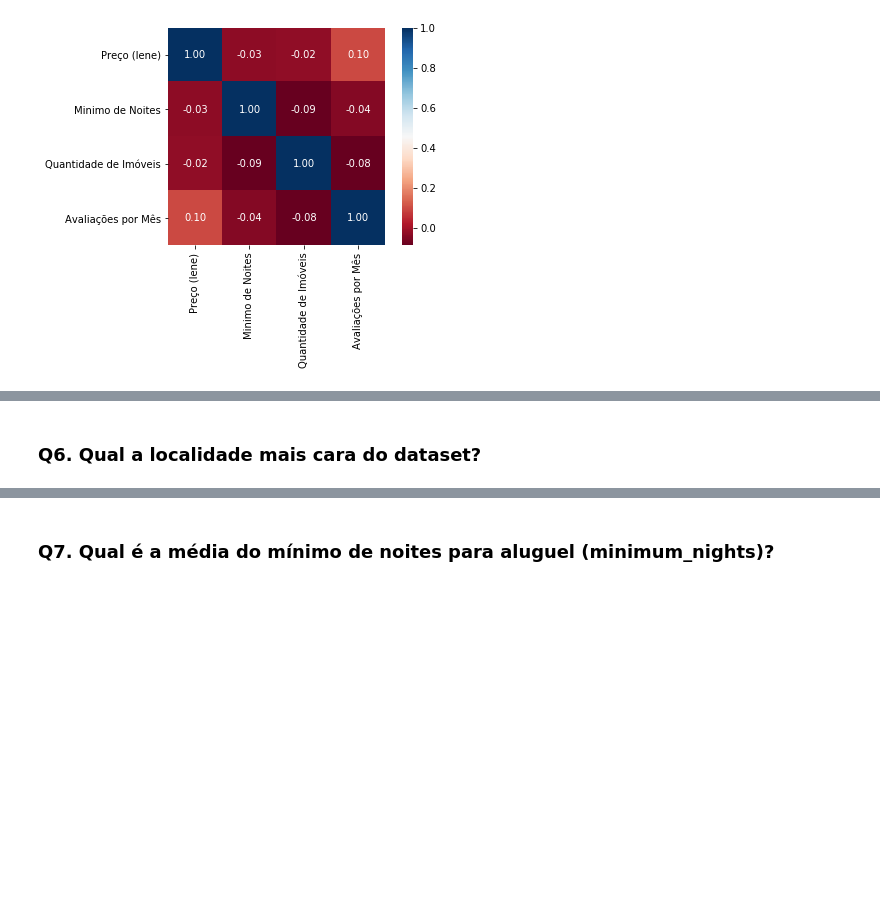
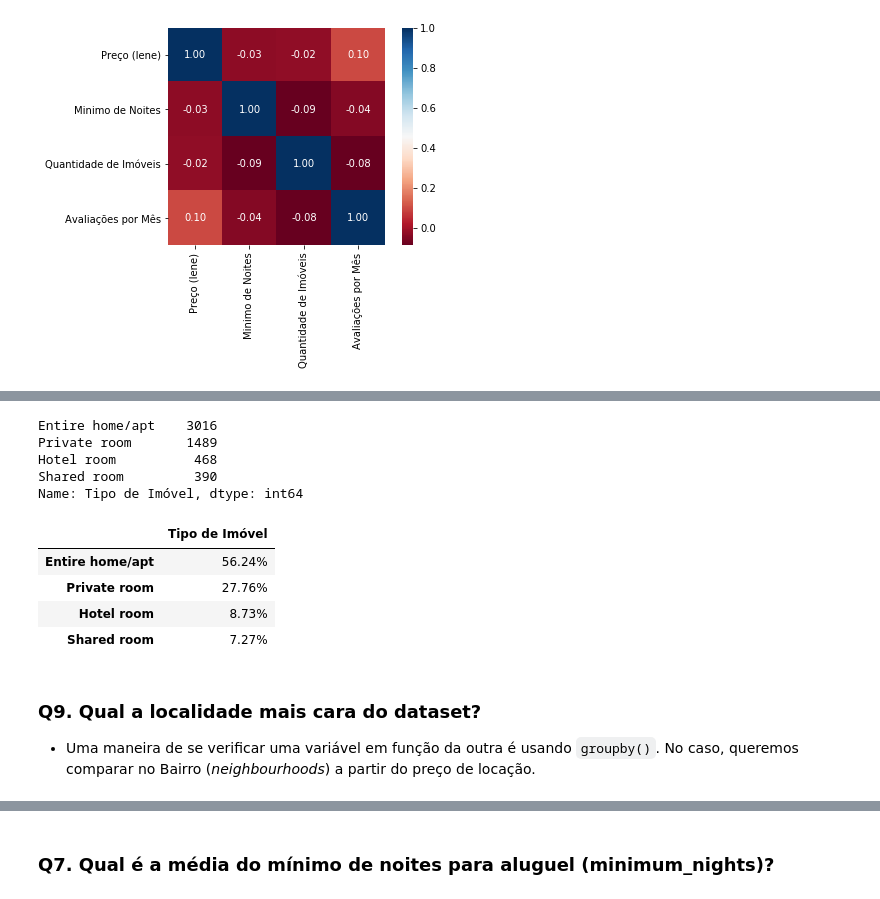
Before and after one commit to eliasfeitoza/Curso-Data-Science-na-Pratica, a Jupyter notebook: [TEMPLATE]_Analisando_os_Dados_do_Airbnb.ipynb, the cells around one changed output, grey strips where cells are left out. Drawn from its saved outputs; the diff is of its cells as text; code cells hidden in the pictures; blank space fills up the shorter version.

```diff
--- a/[TEMPLATE]_Analisando_os_Dados_do_Airbnb.ipynb
+++ b/[TEMPLATE]_Analisando_os_Dados_do_Airbnb.ipynb
@@ -329,8 +312,26 @@ sns.heatmap(corr, cmap='RdBu', fmt='.2f', square=True, linecolor='white', annot=
 # %%
 # mostrar a quantidade de cada tipo de imóvel disponível
+df_clean["Tipo de Imóvel"].value_counts()
+# %% [output]
+Entire home/apt    3016
+Private room       1489
+Hotel room          468
+Shared room         390
+Name: Tipo de Imóvel, dtype: int64
 # %%
 # mostrar a porcentagem de cada tipo de imóvel disponível
+percentage = df_clean["Tipo de Imóvel"].value_counts() / df_clean.shape[0]
+df_n = pd.DataFrame(percentage)
+df_n.style.format("{:.2%}")
+# %% [output]
+|  | Tipo de Imóvel |
+| Entire home/apt | 56.24% |
+| Private room | 27.76% |
+| Hotel room | 8.73% |
+| Shared room | 7.27% |
-# %% [markdown]
-### **Q6. Qual a localidade mais cara do dataset?**
+# %% [markdown]
+### **Q9. Qual a localidade mais cara do dataset?**
+
+* Uma maneira de se verificar uma variável em função da outra é usando `groupby()`. No caso, queremos comparar no Bairro (*neighbourhoods*) a partir do preço de locação.
 # %%
 # ver preços por bairros, na média
```
Also changed, not shown: parts of 12 cells of this notebook.
